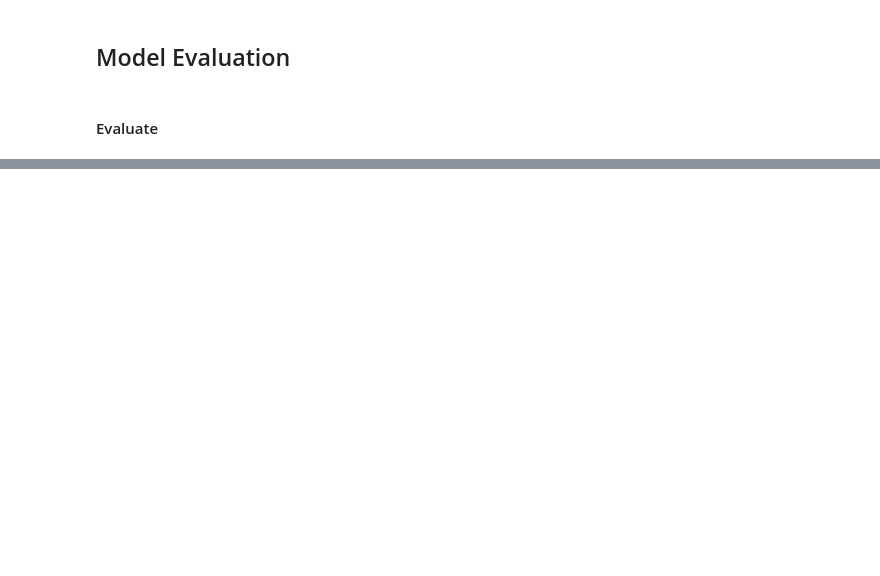
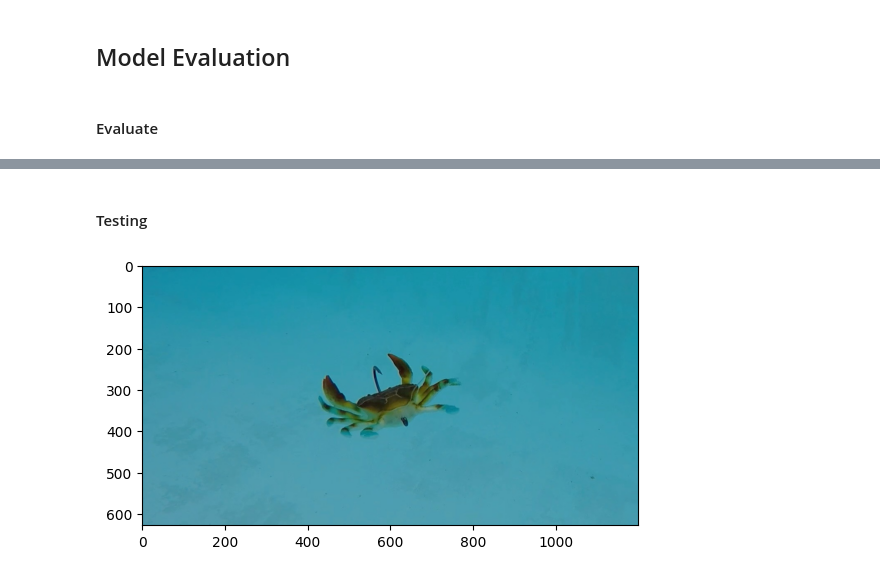
Before and after one commit to TusharLaksh/Binary-CNN-Classifier, a Jupyter notebook: Image Classifier.ipynb, the cells around one changed output, grey strips where cells are left out. Cells and saved outputs as stored; diff of their text form; code cells hidden in the pictures; blank space fills up the shorter version.

```diff
--- a/Image Classifier.ipynb
+++ b/Image Classifier.ipynb
@@ -315,2 +315,4 @@ for batch in test.as_numpy_iterator():
 (30,)
 (30, 3)
+# %% [markdown]
+#### Testing
@@ -316,0 +321,7 @@ for batch in test.as_numpy_iterator():
+# %%
+img = cv2.imread('crab-test.jpg')
+# plt.imshow(img)
+plt.imshow(cv2.cvtColor(img, cv2.COLOR_BGR2RGB)) #Changes channels to RGB, outputs image as normal
+plt.show()
+# %% [output]
+[figure, added]
```
Also changed, not shown: parts of 13 cells of this notebook, 8 other files.
